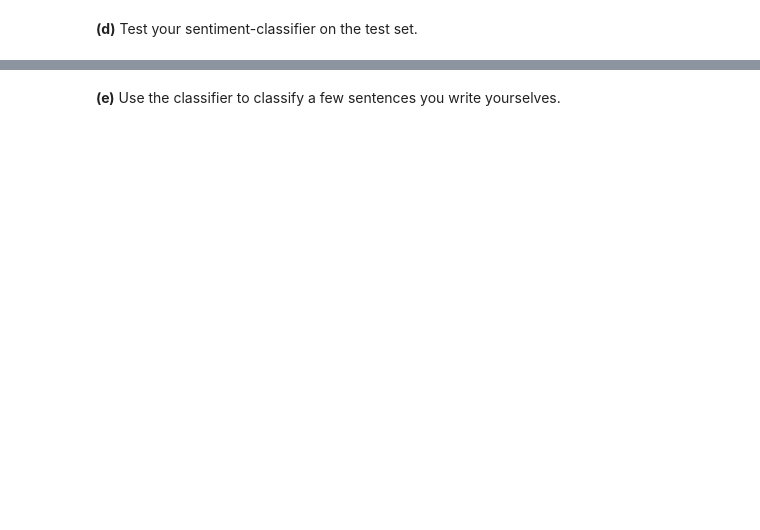
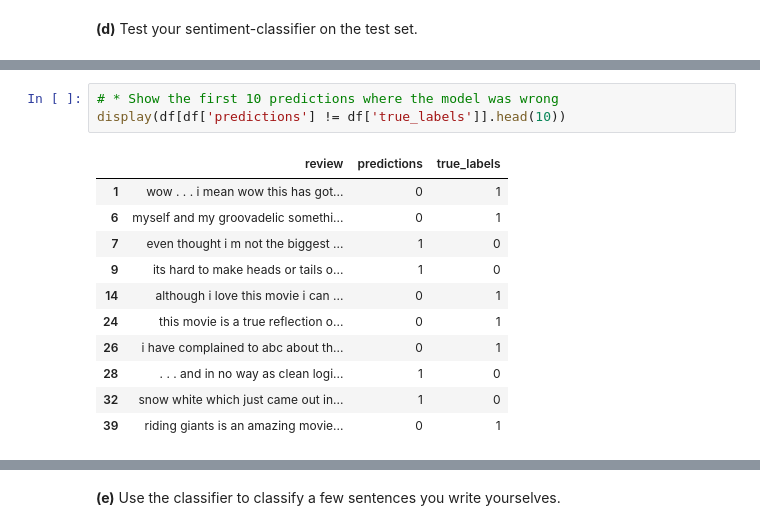
Before and after one commit to MAL1-MMMB/MAL-Assignment6, a Jupyter notebook: Neural networks I - Sentiment analysis.ipynb, the cells around one changed output, grey strips where cells are left out. Cells and saved outputs as stored; diff of their text form; blank space fills up the shorter version.

```diff
--- a/Neural networks I - Sentiment analysis.ipynb
+++ b/Neural networks I - Sentiment analysis.ipynb
@@ -137,0 +189,15 @@ Test accuracy:  0.879800021648407
+# %%
+# * Show the first 10 predictions where the model was wrong
+display(df[df['predictions'] != df['true_labels']].head(10))
+# %% [output]
+|  | review | predictions | true_labels |
+| 1 | wow . . . i mean wow this has got... | 0 | 1 |
+| 6 | myself and my groovadelic somethi... | 0 | 1 |
+| 7 | even thought i m not the biggest ... | 1 | 0 |
+| 9 | its hard to make heads or tails o... | 1 | 0 |
+| 14 | although i love this movie i can ... | 0 | 1 |
+| 24 | this movie is a true reflection o... | 0 | 1 |
+| 26 | i have complained to abc about th... | 0 | 1 |
+| 28 | . . . and in no way as clean logi... | 1 | 0 |
+| 32 | snow white which just came out in... | 1 | 0 |
+| 39 | riding giants is an amazing movie... | 0 | 1 |
```
Also changed, not shown: parts of 6 cells of this notebook.
